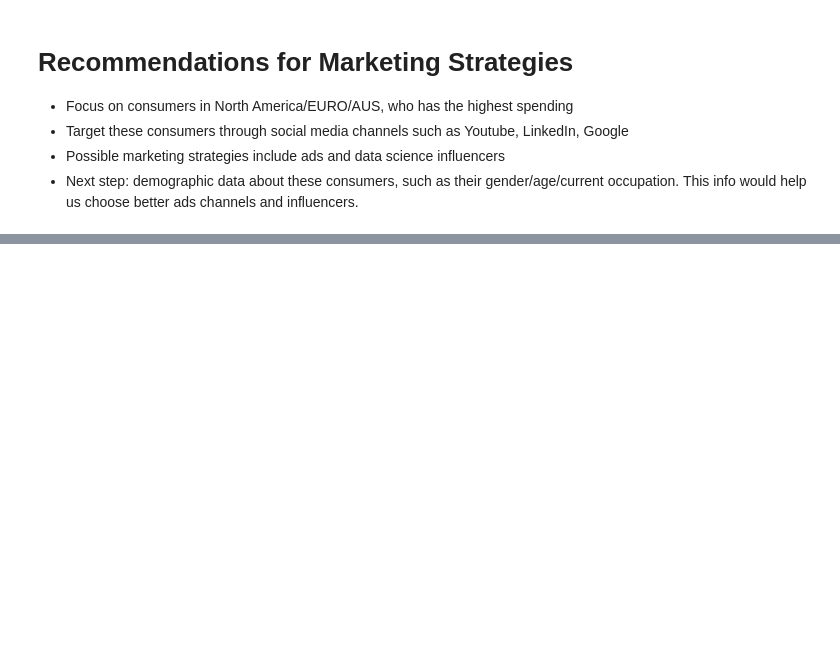
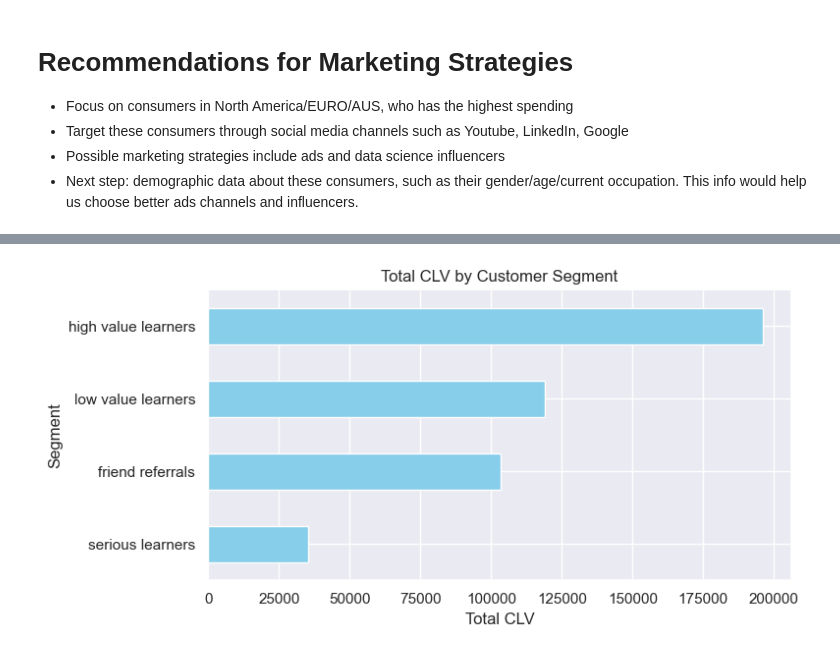
Before and after one commit to zhaojj1014/Customer-Segmentation, a Jupyter notebook: cust_segm_proj.ipynb, the cells around one changed output, grey strips where cells are left out. Cells and saved outputs as stored; diff of their text form; code cells hidden in the pictures; blank space fills up the shorter version.

```diff
--- a/cust_segm_proj.ipynb
+++ b/cust_segm_proj.ipynb
@@ -314,0 +360,21 @@ pickle.dump(kmeans, open('cust_segm_kmeans.pkl', 'wb'))
+# %%
+df_new = df[['minutes_watched','CLV','region','channel']].copy()
+# %%
+# Load the scaler and the kmeans model
+with open('cust_segm_scaler.pkl', 'rb') as file:
+    scaler = pickle.load(file)
+
+with open('cust_segm_kmeans.pkl', 'rb') as file:
+    kmeans = pickle.load(file)
+# %%
+# Standardize the dataset
+df_new_std = scaler.transform(df_new)
+
+# Predict the clusters for the new dataset
+clusters = kmeans.predict(df_new_std)
+
+# Add the cluster labels to the dataframe
+df_new['kmeans_label'] = clusters
+df_new['segment'] = df_new['kmeans_label'].map(label_names)
+
+df_new.head()
@@ -314,0 +388,19 @@ pickle.dump(kmeans, open('cust_segm_kmeans.pkl', 'wb'))
+# %%
+# Visualize the revenue by each customer segment
+# Calculate the total CLV by kmeans_label
+total_clv = df_new.groupby('segment')['CLV'].sum().sort_values(ascending=True)
+
+# Plotting the total CLV by kmeans_label
+fig, ax = plt.subplots(figsize=(8, 4))
+
+total_clv.plot(kind='barh', ax=ax, color='skyblue')
+
+# Adding labels and title
+ax.set_xlabel('Total CLV')
+ax.set_ylabel('Segment')
+ax.set_title('Total CLV by Customer Segment')
+
+plt.tight_layout()
+plt.show()
+# %% [output]
+[figure, added]
```
Also changed, not shown: parts of 6 cells of this notebook.
